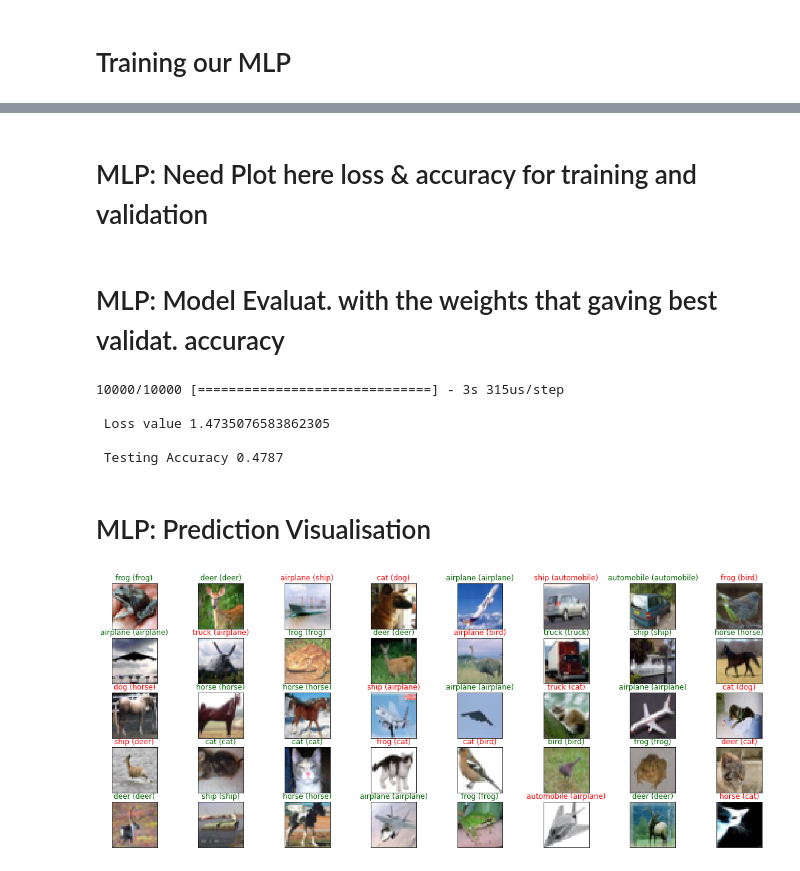
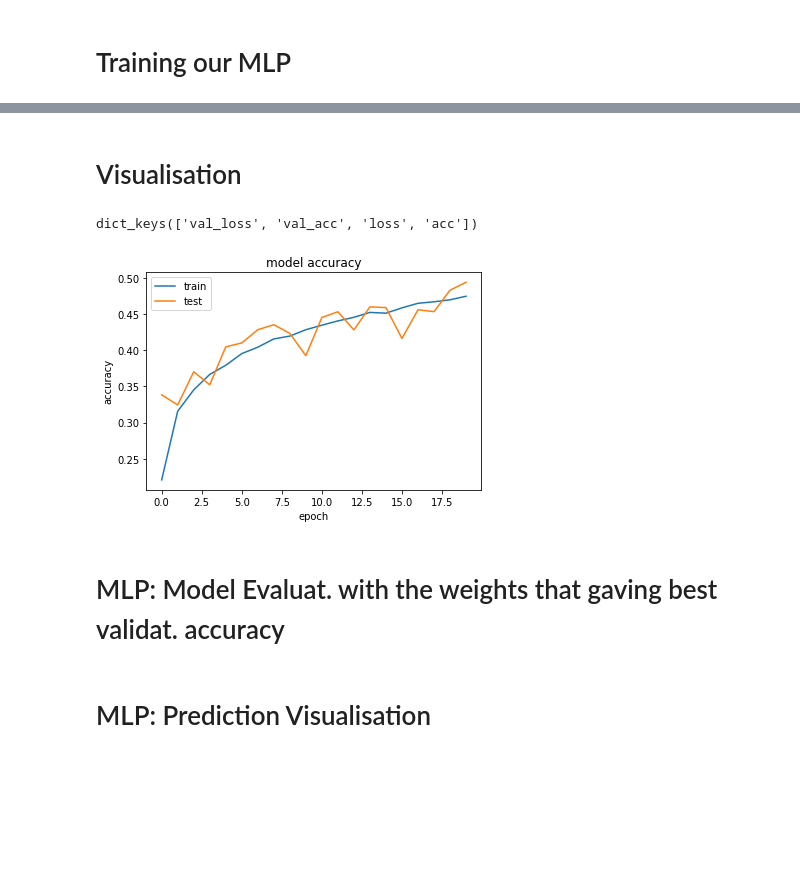
Before and after one commit to AhmedAmineDAOU/MachineLearningProject, a Jupyter notebook: CIFAR-10/MLP.ipynb, the cells around one changed output, grey strips where cells are left out. Cells and saved outputs as stored; diff of their text form; code cells hidden in the pictures; blank space fills up the shorter version.

Commit message:
add first plots

```diff
--- a/CIFAR-10/MLP.ipynb
+++ b/CIFAR-10/MLP.ipynb
@@ -125,7 +125,7 @@ MLP.compile(loss='categorical_crossentropy', optimizer='rmsprop', metrics=['accu
 # %%
 checkpointer = ModelCheckpoint(filepath='MLP.weights.best.hdf5', verbose=1,
                                save_best_only=True)
-train = MLP.fit(x_train, y_train, batch_size=200, epochs=20,
+History = MLP.fit(x_train, y_train, batch_size=200, epochs=20,
           validation_data=(x_validation, y_validation), callbacks=[checkpointer],
           verbose=2, shuffle=True)
 # %% [output]
@@ -149,5 +149,17 @@ Epoch 00020: val_loss improved from 1.47196 to 1.46649, saving model to MLP.weig
-# %% [markdown]
-# MLP: Need Plot here loss & accuracy for training and validation
+# %% [markdown]
+# Visualisation
+# %%
+print(History.history.keys())
+plt.plot(History.history['acc'])
+plt.plot(History.history['val_acc'])
+plt.title('model accuracy')
+plt.ylabel('accuracy')
+plt.xlabel('epoch')
+plt.legend(['train', 'test'], loc='upper left')
+plt.show()
+# %% [output]
+dict_keys(['val_loss', 'val_acc', 'loss', 'acc'])
+[figure, added]
 # %% [markdown]
 # MLP: Model Evaluat.  with the weights that gaving best validat. accuracy
 # %%
@@ -158,12 +170,6 @@ MLP.load_weights('MLP.weights.best.hdf5')
 loss,test_accuracy = MLP.evaluate(x_test, y_test)
 print('\n', 'Loss value' ,loss)
 print('\n', 'Testing Accuracy' ,test_accuracy)
-# %% [output]
-10000/10000 [==============================] - 3s 315us/step
-
- Loss value 1.4735076583862305
-
- Testing Accuracy 0.4787
 # %%
 # get predictions on the test set
 y_pred = MLP.predict(x_test)
@@ -177,5 +183,3 @@ for i, x in enumerate(np.random.choice(10000, size=40)):
     pred_id = np.argmax(y_pred[x])
     true_id = np.argmax(y_test[x])
     img.set_title("{} ({})".format(ten[pred_id], ten[true_id]),color=("darkgreen" if pred_id == true_id else "red"))
-# %% [output]
-[figure, removed]
```
Also changed, not shown: parts of 3 cells of this notebook, 1 other file.
